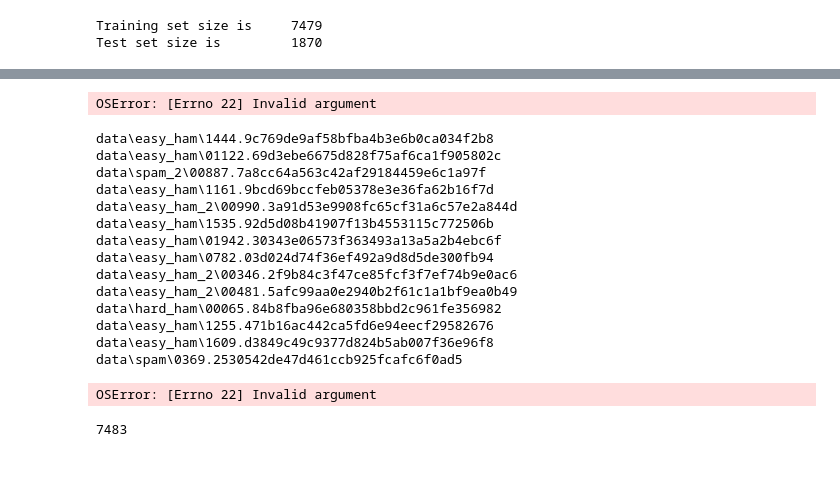
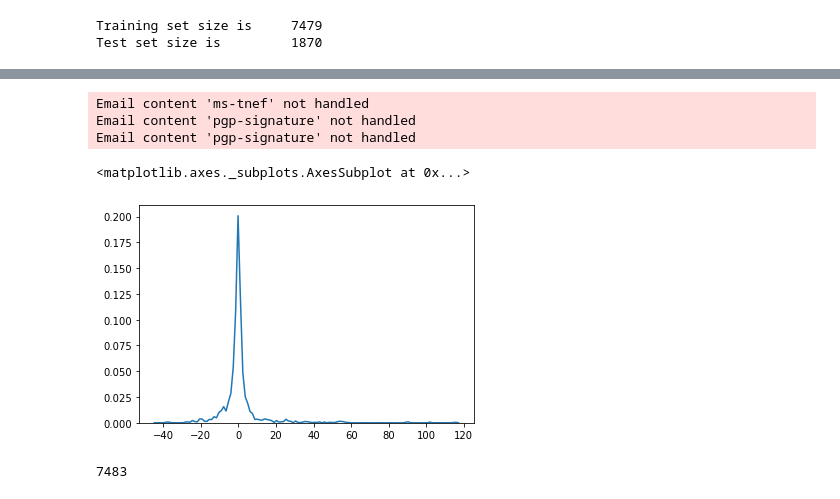
Before and after one commit to nikitaroz/SpamClassifier, a Jupyter notebook: classifier/SpamClassification.ipynb, the cells around one changed output, grey strips where cells are left out. Cells and saved outputs as stored; diff of their text form; code cells hidden in the pictures; blank space fills up the shorter version.

Commit message:
updated spam classidier

```diff
--- a/classifier/SpamClassification.ipynb
+++ b/classifier/SpamClassification.ipynb
@@ -47,6 +46,8 @@ from sklearn.base import BaseEstimator, TransformerMixin
 from sklearn.compose import ColumnTransformer
 from sklearn.pipeline import Pipeline
 from sklearn.feature_extraction.text import TfidfVectorizer
+
+import pandas as pd
 
 class MessageTransformer(BaseEstimator, TransformerMixin):
     def __init__(self, input="filename"):
@@ -68,10 +69,9 @@ class MessageTransformer(BaseEstimator, TransformerMixin):
             elif self.input == "file":
                 mailparser_obj = mailparser.parse_from_file_obj(x)
             elif self.input == "filename":
-                print(x)
                 mailparser_obj = mailparser.parse_from_file(x)
 
-            feature_aggregator.append(Message(mailparser_obj).extract_features())
+            feature_aggregator.append(Message(mailparser_obj, None).extract_features())
 
         return pd.DataFrame.from_records(feature_aggregator)
 
@@ -80,7 +80,6 @@ pipeline = Pipeline([
     ("message_trf", MessageTransformer()),
     ("vectorizer",
          ColumnTransformer([
-            ("tdidf_subj_vectorizer", TfidfVectorizer(max_features=200), "subject_tokens"),
             ("tdidf_body_vectorizer", TfidfVectorizer(max_features=1000), "body_tokens"),
          ])
     )
@@ -90,22 +87,6 @@ import mailparser
-# %%
-mailparser.parse_from_file(r"data/spam/0369.2530542de47d461ccb925fcafc6f0ad5")
-# %% [output]
-OSError: [Errno 22] Invalid argument
 # %%
-test = pipeline.fit_transform(train_files[:100])
+test = pipeline.fit_transform(train_files[:100], y_train[:100])
 # %% [output]
-data\easy_ham\1444.9c769de9af58bfba4b3e6b0ca034f2b8
-data\easy_ham\01122.69d3ebe6675d828f75af6ca1f905802c
-data\spam_2\00887.7a8cc64a563c42af29184459e6c1a97f
-data\easy_ham\1161.9bcd69bccfeb05378e3e36fa62b16f7d
-data\easy_ham_2\00990.3a91d53e9908fc65cf31a6c57e2a844d
-data\easy_ham\1535.92d5d08b41907f13b4553115c772506b
-data\easy_ham\01942.30343e06573f363493a13a5a2b4ebc6f
-data\easy_ham\0782.03d024d74f36ef492a9d8d5de300fb94
-data\easy_ham_2\00346.2f9b84c3f47ce85fcf3f7ef74b9e0ac6
-data\easy_ham_2\00481.5afc99aa0e2940b2f61c1a1bf9ea0b49
-data\hard_ham\00065.84b8fba96e680358bbd2c961fe356982
-data\easy_ham\1255.471b16ac442ca5fd6e94eecf29582676
-data\easy_ham\1609.d3849c49c9377d824b5ab007f36e96f8
-data\spam\0369.2530542de47d461ccb925fcafc6f0ad5
+Email content 'ms-tnef' not handled
+Email content 'pgp-signature' not handled
+Email content 'pgp-signature' not handled
-OSError: [Errno 22] Invalid argument
@@ -114,9 +93,15 @@ test
 # %%
 import xgboost as xgb
 from sklearn.naive_bayes import MultinomialNB
-
-xgb_clf = xgb.XGBClassifier().fit(test, y_train[:400])
-naive_clf = MultinomialNB().fit(test, y_train[:400])
+#xgb.XGBClassifier()
+xgb_clf = xgb.XGBClassifier(booster="gblinear").fit(test, y_train[:100])
+#naive_clf = MultinomialNB().fit(test, y_train[:400])
+# %%
+import seaborn as sns
+sns.kdeplot(xgb_clf.coef_)
+# %% [output]
+<matplotlib.axes._subplots.AxesSubplot at 0x...>
+[figure, added]
 # %%
 import numpy as np
 
```
Also changed, not shown: parts of 5 cells of this notebook, 7 other files.
